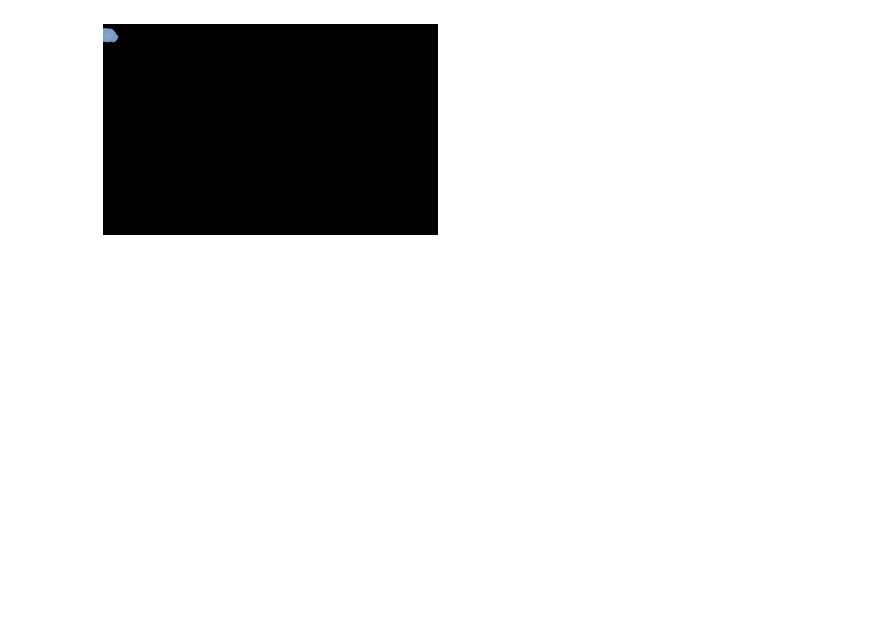
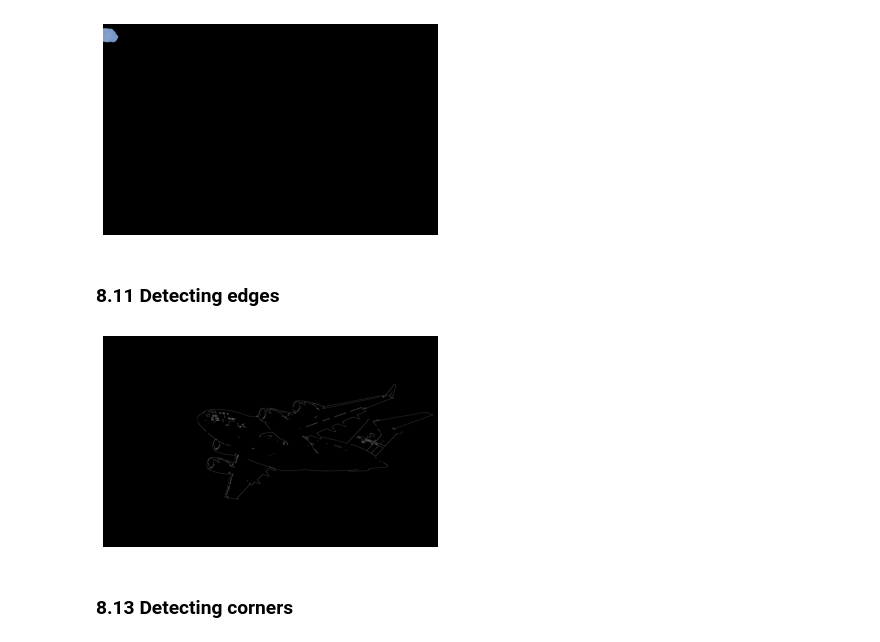
Before and after one commit to gafnts/machine-learning, a Jupyter notebook: Chapter 08.ipynb, the cells around one changed output. Cells and saved outputs as stored; diff of their text form; code cells hidden in the pictures; blank space fills up the shorter version.

```diff
--- a/Chapter 08.ipynb
+++ b/Chapter 08.ipynb
@@ -207,3 +207,21 @@ plt.imshow(image_rgb_nobg), plt.axis("off")
 plt.show()
 # %% [output]
 [figure]
+# %% [markdown]
+### 8.11 Detecting edges
+# %%
+path = '/Users/gabrielfuentes/Documents/Readings/Books/Python Machine Learning Cookbook/machine-learning/'
+image = cv2.imread(path + 'plane.jpg', cv2.IMREAD_GRAYSCALE)
+# %%
+median_intensity = np.median(image)
+lower = int(max(0, (1.0 - 0.33) * median_intensity))
+upper = int(max(255, (1.0 + 0.33) * median_intensity))
+
+canny = cv2.Canny(image, lower, upper)
+
+plt.imshow(canny, cmap='gray'), plt.axis('off')
+plt.show()
+# %% [output]
+[figure, added]
+# %% [markdown]
+### 8.13 Detecting corners
```
